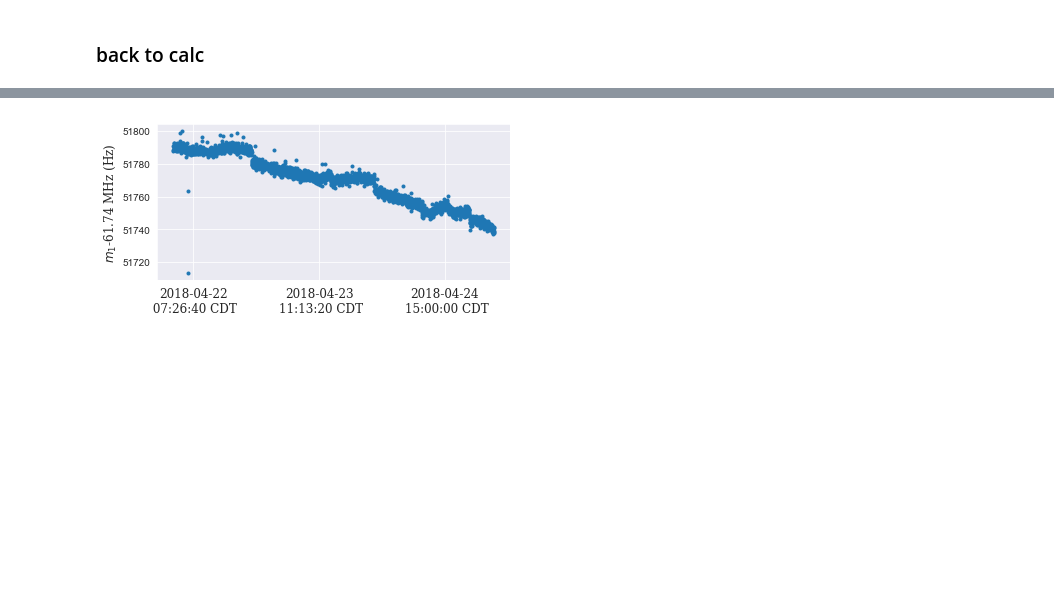
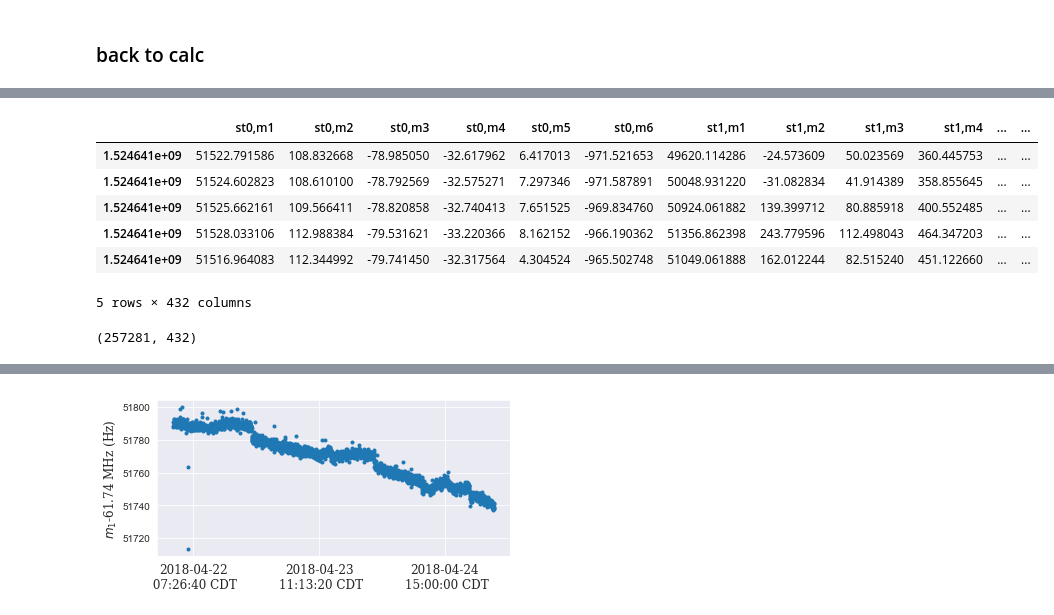
Before and after one commit to aetb/trfp, a Jupyter notebook: 60hr_analysis.ipynb, the cells around one changed output, grey strips where cells are left out. Cells and saved outputs as stored; diff of their text form; code cells hidden in the pictures; blank space fills up the shorter version.

```diff
--- a/60hr_analysis.ipynb
+++ b/60hr_analysis.ipynb
@@ -107,3 +137,13 @@ Wall time: 21 s
+# %%
+vtm_df.tail()
+# %% [output]
+|  | st0,m1 | st0,m2 | st0,m3 | st0,m4 | st0,m5 | st0,m6 | st1,m1 | st1,m2 | st1,m3 | st1,m4 | ... | ... |
+| 1.524641e+09 | 51522.791586 | 108.832668 | -78.985050 | -32.617962 | 6.417013 | -971.521653 | 49620.114286 | -24.573609 | 50.023569 | 360.445753 | ... | ... |
+| 1.524641e+09 | 51524.602823 | 108.610100 | -78.792569 | -32.575271 | 7.297346 | -971.587891 | 50048.931220 | -31.082834 | 41.914389 | 358.855645 | ... | ... |
+| 1.524641e+09 | 51525.662161 | 109.566411 | -78.820858 | -32.740413 | 7.651525 | -969.834760 | 50924.061882 | 139.399712 | 80.885918 | 400.552485 | ... | ... |
+| 1.524641e+09 | 51528.033106 | 112.988384 | -79.531621 | -33.220366 | 8.162152 | -966.190362 | 51356.862398 | 243.779596 | 112.498043 | 464.347203 | ... | ... |
+| 1.524641e+09 | 51516.964083 | 112.344992 | -79.741450 | -32.317564 | 4.304524 | -965.502748 | 51049.061888 | 162.012244 | 82.515240 | 451.122660 | ... | ... |
+5 rows × 432 columns
 # %%
 ### Bin into the agreed upon bins
 
@@ -125,3 +165,7 @@ for m in range(5):
     stm_list = ['st'+str(st)+',m'+str(m+1) for st in np.arange(72)]
     azi_avg_df['m'+str(m+1)] = vtm_bin_df[stm_list].multiply(weight).sum(axis=1)/total_weight
 print_df = azi_avg_df[['m1','m2','m3','m4','m5']].copy()
+# %%
+vtm_df.shape
+# %% [output]
+(257281, 432)
```
Also changed, not shown: parts of 9 cells of this notebook, 2 other files.
